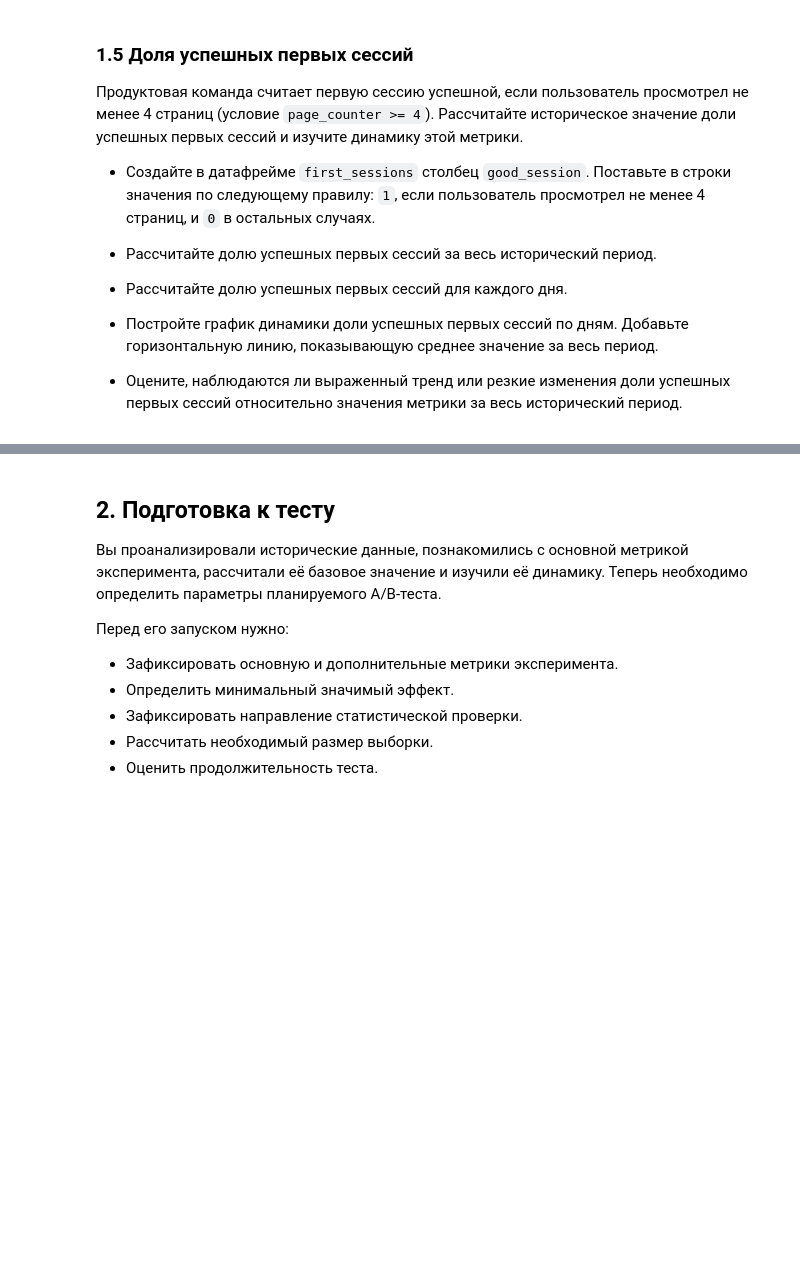
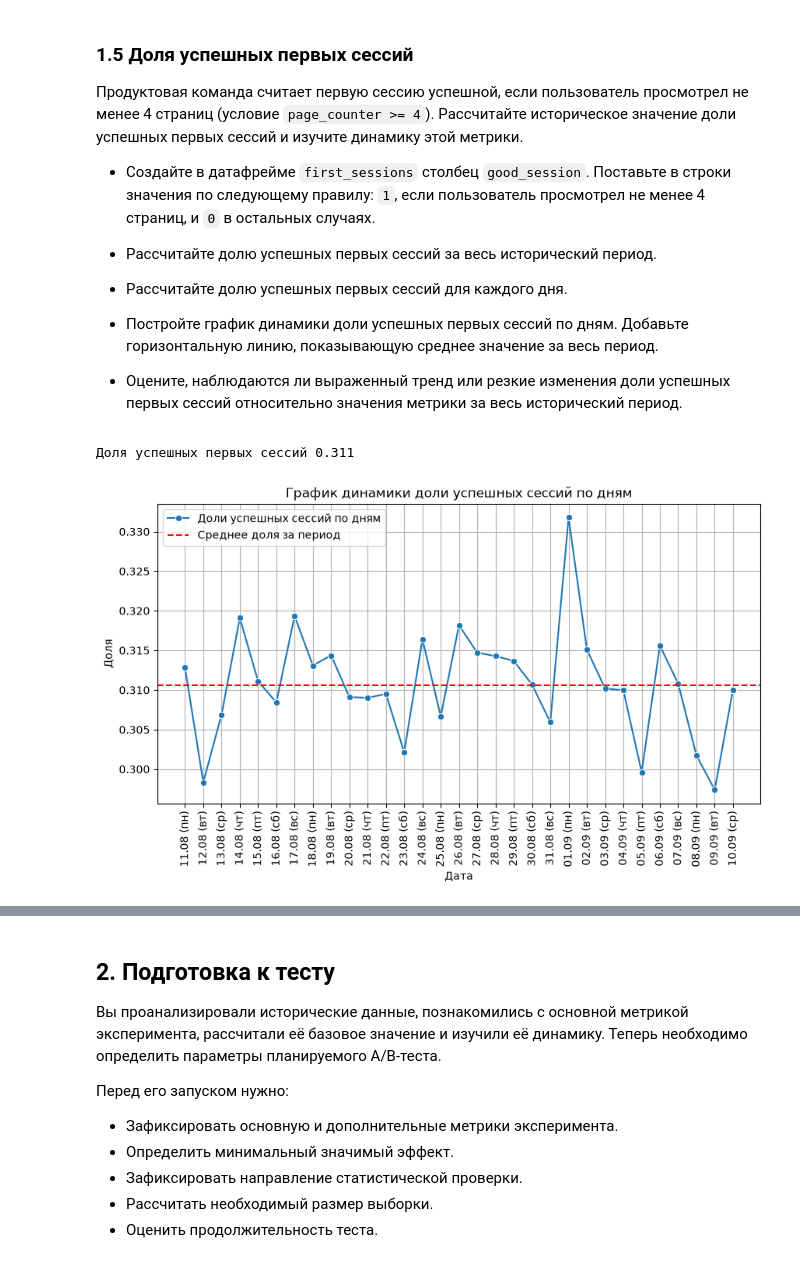
Before and after one commit to MEYakunin/Sprint22_AB_Test_Successful_First_Sessions, a Jupyter notebook: Sprint22_AB_Test_Successful_First_Sessions_Yakunin_Mikl.ipynb, the cells around one changed output, grey strips where cells are left out. Saved outputs shown, nothing was run; the diff lists cells and outputs as text; code cells hidden in the pictures; blank space fills up the shorter version.

```diff
--- a/Sprint22_AB_Test_Successful_First_Sessions_Yakunin_Mikl.ipynb
+++ b/Sprint22_AB_Test_Successful_First_Sessions_Yakunin_Mikl.ipynb
@@ -322,31 +322,53 @@ plt.show()
 - Оцените, наблюдаются ли выраженный тренд или резкие изменения доли успешных первых сессий относительно значения метрики за весь исторический период.
 # %%
 # Добавьте в датафрейм first_sessions признак good_session
-...
+first_sessions["good_session"] = (first_sessions["page_counter"] >= 4).astype("int")
 # %%
 # Рассчитайте долю успешных первых сессий за весь исторический период
-historical_good_session_rate = ...
+historical_good_session_rate = first_sessions["good_session"].mean()
 
 print(f'Доля успешных первых сессий {historical_good_session_rate:0.3f}')
+# %% [output]
+Доля успешных первых сессий 0.311
 # %%
 # Рассчитайте долю успешных первых сессий по дням
-good_sessions_per_day = ...
+good_session_daily = first_sessions.groupby("session_date")["good_session"].sum().reset_index()
+good_session_daily.columns = ["session_date", "count_good_sessions"]
+good_session_daily["good_sessions_per_day"] = good_session_daily["count_good_sessions"] / first_sessions_daily["count_first_sessions"]
 
+# Добавляем к дате метку дня недели
+good_session_daily["date_label"] = (
+    good_session_daily["session_date"].dt.strftime("%d.%m")
+    + " (" + good_session_daily["session_date"].dt.day_of_week.map(weekday_names) + ")"
+)
 
 # Постройте график динамики доли успешных сессий по дням
 plt.figure(figsize=(10, 5))
-sns.lineplot(...)
+sns.lineplot(
+    data=good_session_daily,
+    x="date_label",
+    y="good_sessions_per_day",
+    marker="o",
+    label="Доли успешных сессий по дням"
+)
 
 # Добавьте на график линию, означающую долю успешных первых сессий за весь исторический период
-plt.axhline(...)
+plt.axhline(
+    historical_good_session_rate,
+    label="Среднее доля за период",
+    color="red",
+    linestyle="--"
+)
 
 # Оформление графика
-plt.title('...')
-plt.ylabel('...')
-plt.xlabel('...')
+plt.title('График динамики доли успешных сессий по дням')
+plt.ylabel('Доля')
+plt.xlabel('Дата')
 
 plt.grid()
 plt.legend()
-plt.xticks(rotation=45)
+plt.xticks(rotation=90)
 
 plt.show()
+# %% [output]
+[figure, added]
```
Also changed, not shown: parts of 1 cell of this notebook.
